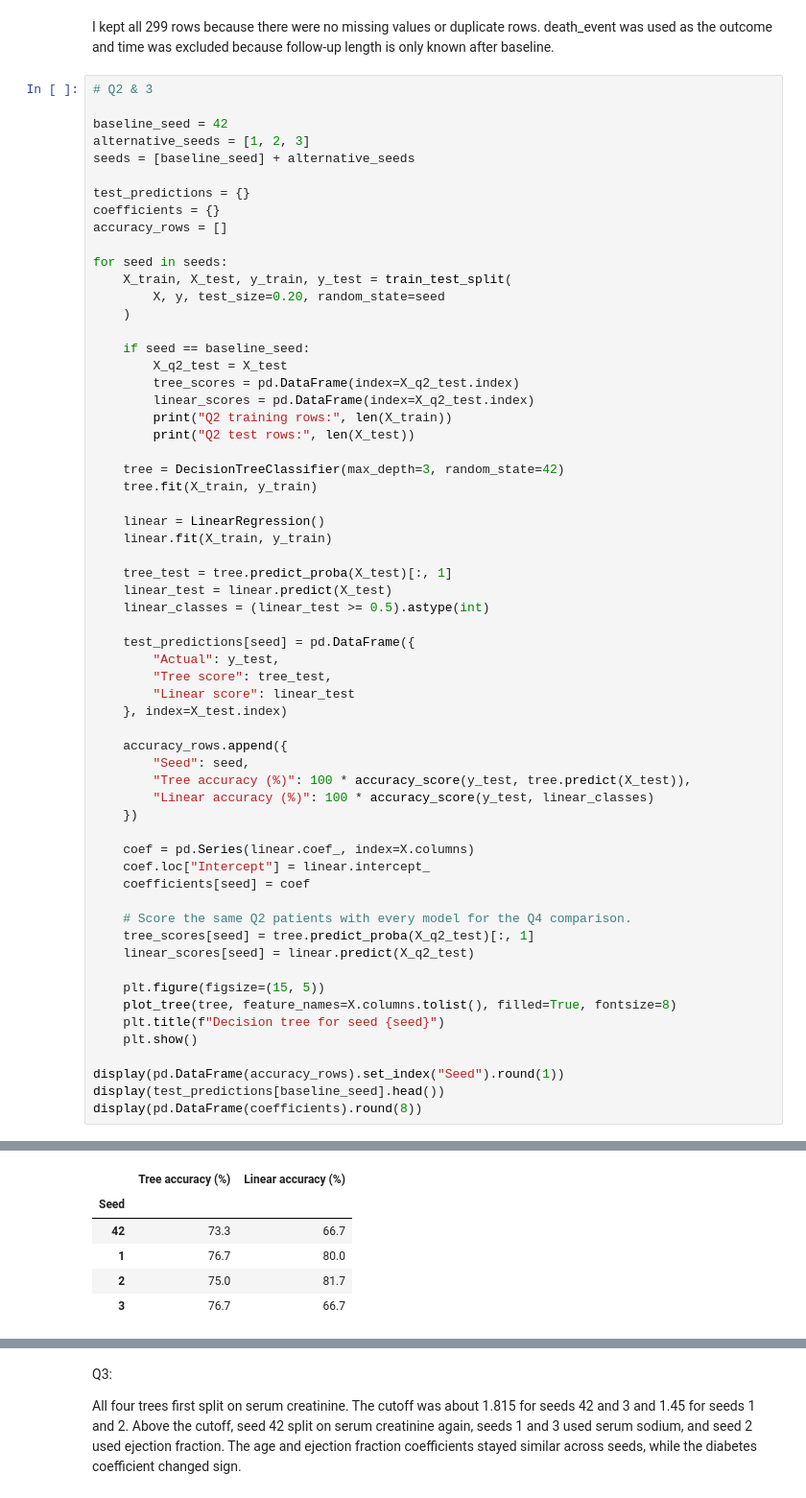
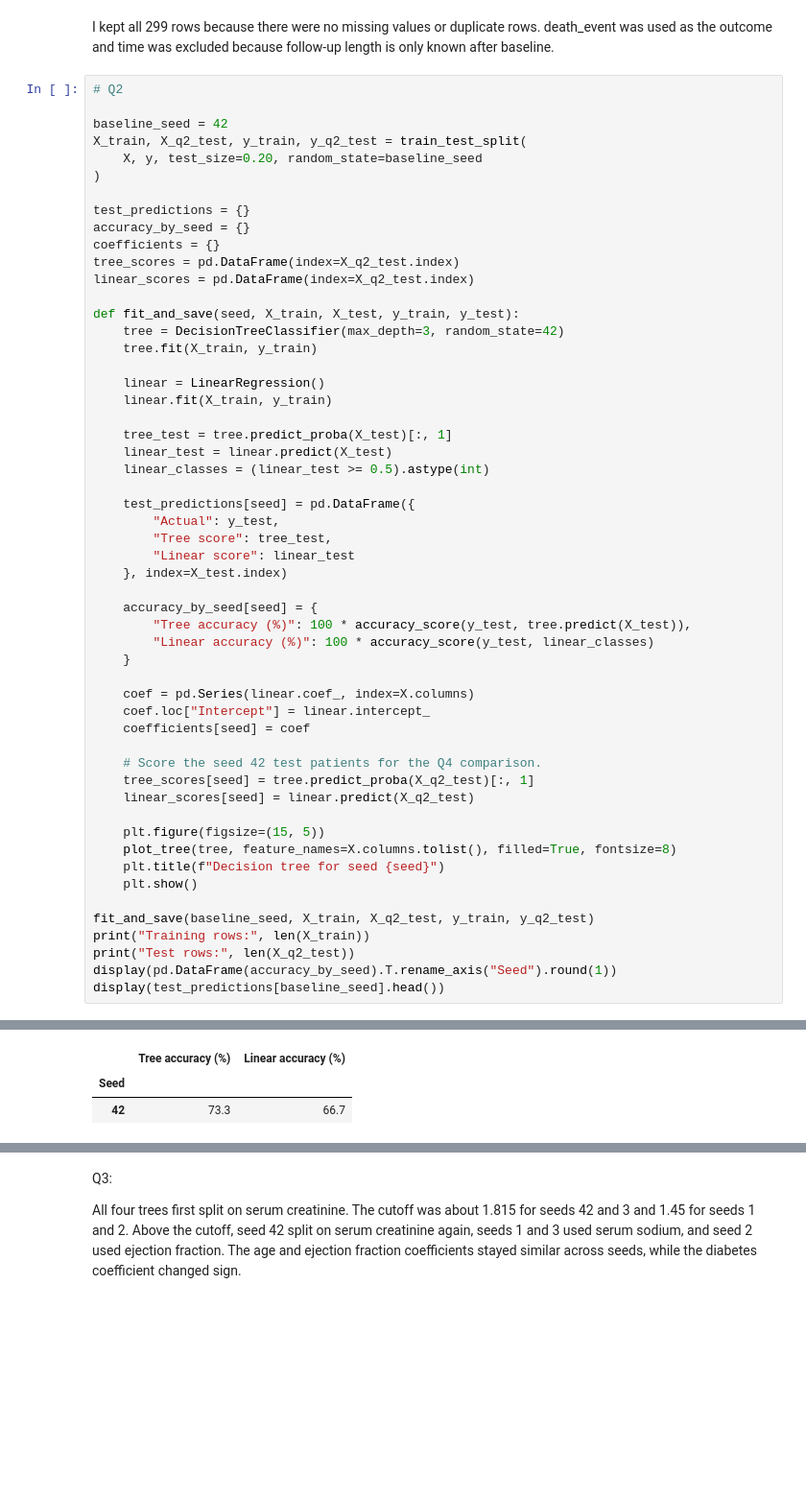
Before and after one commit to tqd3pz/L03-tree-stability, a Jupyter notebook: notebook.ipynb, the cells around one changed output, grey strips where cells are left out. Shown at 96% size. Drawn from its saved outputs; the diff is of its cells as text; blank space fills up the shorter version.

```diff
--- a/notebook.ipynb
+++ b/notebook.ipynb
@@ -119,28 +119,20 @@ Name: count, dtype: int64
 # %% [markdown]
 I kept all 299 rows because there were no missing values or duplicate rows. death_event was used as the outcome and time was excluded because follow-up length is only known after baseline.
 # %%
-# Q2 & 3
+# Q2
 
 baseline_seed = 42
-alternative_seeds = [1, 2, 3]
-seeds = [baseline_seed] + alternative_seeds
+X_train, X_q2_test, y_train, y_q2_test = train_test_split(
+    X, y, test_size=0.20, random_state=baseline_seed
+)
 
 test_predictions = {}
+accuracy_by_seed = {}
 coefficients = {}
-accuracy_rows = []
+tree_scores = pd.DataFrame(index=X_q2_test.index)
+linear_scores = pd.DataFrame(index=X_q2_test.index)
 
-for seed in seeds:
-    X_train, X_test, y_train, y_test = train_test_split(
-        X, y, test_size=0.20, random_state=seed
-    )
-
-    if seed == baseline_seed:
-        X_q2_test = X_test
-        tree_scores = pd.DataFrame(index=X_q2_test.index)
-        linear_scores = pd.DataFrame(index=X_q2_test.index)
-        print("Q2 training rows:", len(X_train))
-        print("Q2 test rows:", len(X_test))
-
+def fit_and_save(seed, X_train, X_test, y_train, y_test):
     tree = DecisionTreeClassifier(max_depth=3, random_state=42)
     tree.fit(X_train, y_train)
 
@@ -157,17 +149,16 @@ for seed in seeds:
         "Linear score": linear_test
     }, index=X_test.index)
 
-    accuracy_rows.append({
-        "Seed": seed,
+    accuracy_by_seed[seed] = {
         "Tree accuracy (%)": 100 * accuracy_score(y_test, tree.predict(X_test)),
         "Linear accuracy (%)": 100 * accuracy_score(y_test, linear_classes)
-    })
+    }
 
     coef = pd.Series(linear.coef_, index=X.columns)
     coef.loc["Intercept"] = linear.intercept_
     coefficients[seed] = coef
 
-    # Score the same Q2 patients with every model for the Q4 comparison.
+    # Score the seed 42 test patients for the Q4 comparison.
     tree_scores[seed] = tree.predict_proba(X_q2_test)[:, 1]
     linear_scores[seed] = linear.predict(X_q2_test)
 
@@ -176,7 +167,9 @@ for seed in seeds:
     plt.title(f"Decision tree for seed {seed}")
     plt.show()
 
-display(pd.DataFrame(accuracy_rows).set_index("Seed").round(1))
+fit_and_save(baseline_seed, X_train, X_q2_test, y_train, y_q2_test)
+print("Training rows:", len(X_train))
+print("Test rows:", len(X_q2_test))
+display(pd.DataFrame(accuracy_by_seed).T.rename_axis("Seed").round(1))
 display(test_predictions[baseline_seed].head())
-display(pd.DataFrame(coefficients).round(8))
 # %% [output]
@@ -189,9 +179,6 @@ Q2 test rows: 60
 |  | Tree accuracy (%) | Linear accuracy (%) |
 | Seed |  |  |
 | 42 | 73.3 | 66.7 |
-| 1 | 76.7 | 80.0 |
-| 2 | 75.0 | 81.7 |
-| 3 | 76.7 | 66.7 |
 |  | Actual | Tree score | Linear score |
 | 281 | 0 | 0.846154 | 0.499883 |
 | 265 | 0 | 0.080882 | 0.074459 |
```
Also changed, not shown: parts of 2 cells of this notebook.
